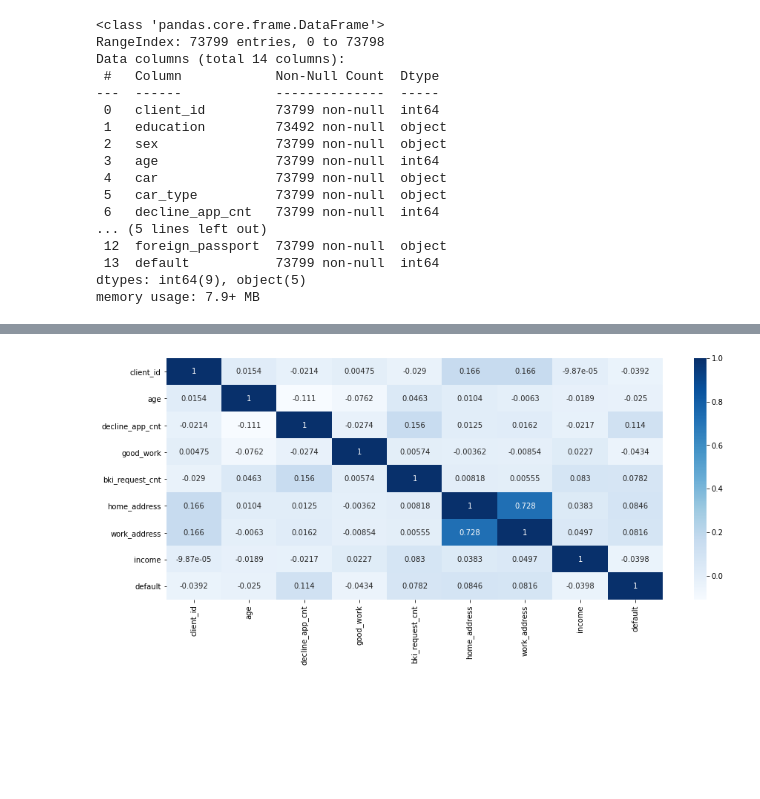
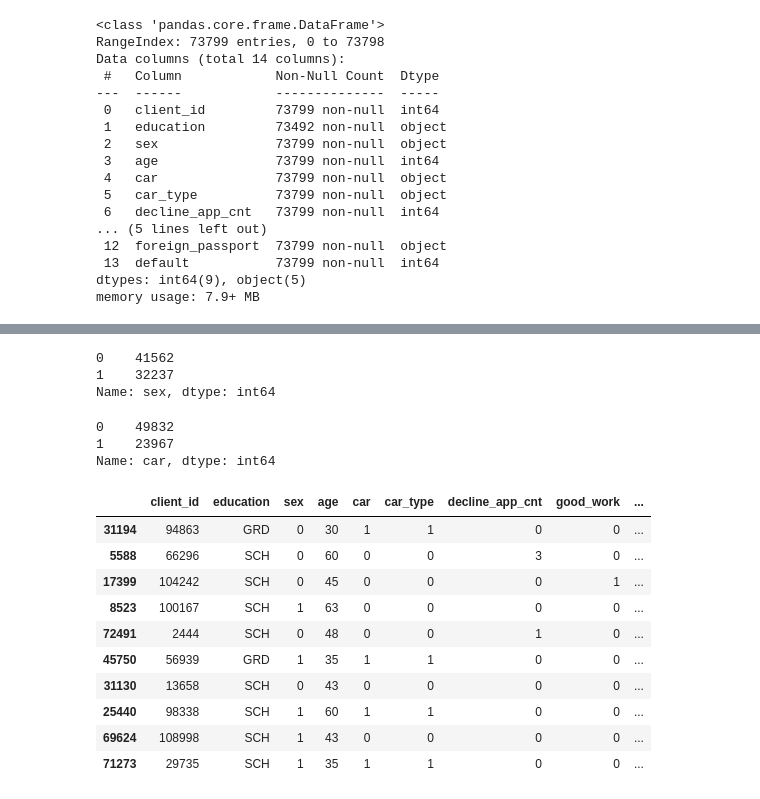
Before and after one commit to IvanAleshin/Skillfactory_projects, a Jupyter notebook: module_4/main_file.ipynb, the cells around one changed output, grey strips where cells are left out. Saved outputs shown, nothing was run; the diff lists cells and outputs as text; code cells hidden in the pictures; blank space fills up the shorter version.

```diff
--- a/module_4/main_file.ipynb
+++ b/module_4/main_file.ipynb
@@ -82,6 +119,0 @@ plt.show()
-# %%
-plt.figure(figsize=(15, 6))
-sns.heatmap(data.corr(), cmap="Blues", annot=True, fmt ='.3g')
-plt.show()
-# %% [output]
-[figure, removed]
@@ -87,0 +126,26 @@ plt.show()
+# %%
+data.sex.value_counts()
+# %% [output]
+0    41562
+1    32237
+Name: sex, dtype: int64
+# %%
+data.car.value_counts()
+# %% [output]
+0    49832
+1    23967
+Name: car, dtype: int64
+# %%
+data.sample(10)
+# %% [output]
+|  | client_id | education | sex | age | car | car_type | decline_app_cnt | good_work | ... |
+| 31194 | 94863 | GRD | 0 | 30 | 1 | 1 | 0 | 0 | ... |
+| 5588 | 66296 | SCH | 0 | 60 | 0 | 0 | 3 | 0 | ... |
+| 17399 | 104242 | SCH | 0 | 45 | 0 | 0 | 0 | 1 | ... |
+| 8523 | 100167 | SCH | 1 | 63 | 0 | 0 | 0 | 0 | ... |
+| 72491 | 2444 | SCH | 0 | 48 | 0 | 0 | 1 | 0 | ... |
+| 45750 | 56939 | GRD | 1 | 35 | 1 | 1 | 0 | 0 | ... |
+| 31130 | 13658 | SCH | 0 | 43 | 0 | 0 | 0 | 0 | ... |
+| 25440 | 98338 | SCH | 1 | 60 | 1 | 1 | 0 | 0 | ... |
+| 69624 | 108998 | SCH | 1 | 43 | 0 | 0 | 0 | 0 | ... |
+| 71273 | 29735 | SCH | 1 | 35 | 1 | 1 | 0 | 0 | ... |
```
Also changed, not shown: parts of 11 cells of this notebook, 1 other file.
